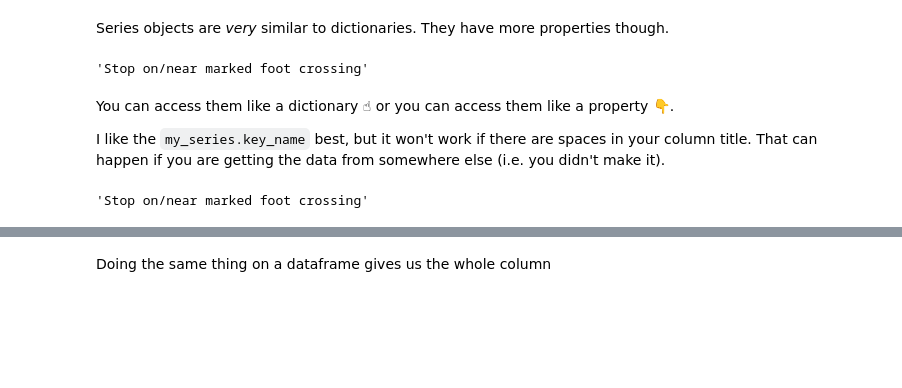
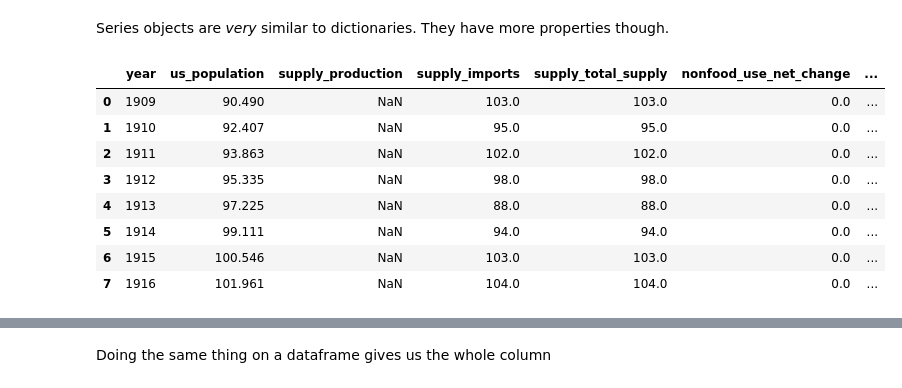
Before and after one commit to shinsooha/DATAproject, a Jupyter notebook: coffee.ipynb, the cells around one changed output, grey strips where cells are left out. Saved outputs shown, nothing was run; the diff lists cells and outputs as text; code cells hidden in the pictures; blank space fills up the shorter version.

```diff
--- a/coffee.ipynb
+++ b/coffee.ipynb
@@ -232,14 +234,21 @@ Name: 1, dtype: object
 # %% [markdown]
 Series objects are _very_ similar to dictionaries. They have more properties though.
-# %%
-row_one["OFFENCE_DESC"]
-# %% [output]
-'Stop on/near marked foot crossing'
-# %% [markdown]
-You can access them like a dictionary ☝ or you can access them like a property 👇.
-
-I like the `my_series.key_name` best, but it won't work if there are spaces in your column title. That can happen if you are getting the data from somewhere else (i.e. you didn't make it).
-# %%
-row_one.OFFENCE_DESC
-# %% [output]
-'Stop on/near marked foot crossing'
+# %%
+tea_df = pd.read_excel(
+    spice_path,  # The file we're loading up
+    sheet_name="Tea",  # The sheet that we want to read this time
+    skiprows=6,  # the number of rows to ignore at the top
+    skipfooter=6,  # the number of rows to ignore at the top. It's just a coincidence that they're both 6
+    names=new_headers,  # the new column names
+)
+tea_df.head(8)
+# %% [output]
+|  | year | us_population | supply_production | supply_imports | supply_total_supply | nonfood_use_net_change | ... |
+| 0 | 1909 | 90.490 | NaN | 103.0 | 103.0 | 0.0 | ... |
+| 1 | 1910 | 92.407 | NaN | 95.0 | 95.0 | 0.0 | ... |
+| 2 | 1911 | 93.863 | NaN | 102.0 | 102.0 | 0.0 | ... |
+| 3 | 1912 | 95.335 | NaN | 98.0 | 98.0 | 0.0 | ... |
+| 4 | 1913 | 97.225 | NaN | 88.0 | 88.0 | 0.0 | ... |
+| 5 | 1914 | 99.111 | NaN | 94.0 | 94.0 | 0.0 | ... |
+| 6 | 1915 | 100.546 | NaN | 103.0 | 103.0 | 0.0 | ... |
+| 7 | 1916 | 101.961 | NaN | 104.0 | 104.0 | 0.0 | ... |
```
Also changed, not shown: parts of 15 cells of this notebook.
